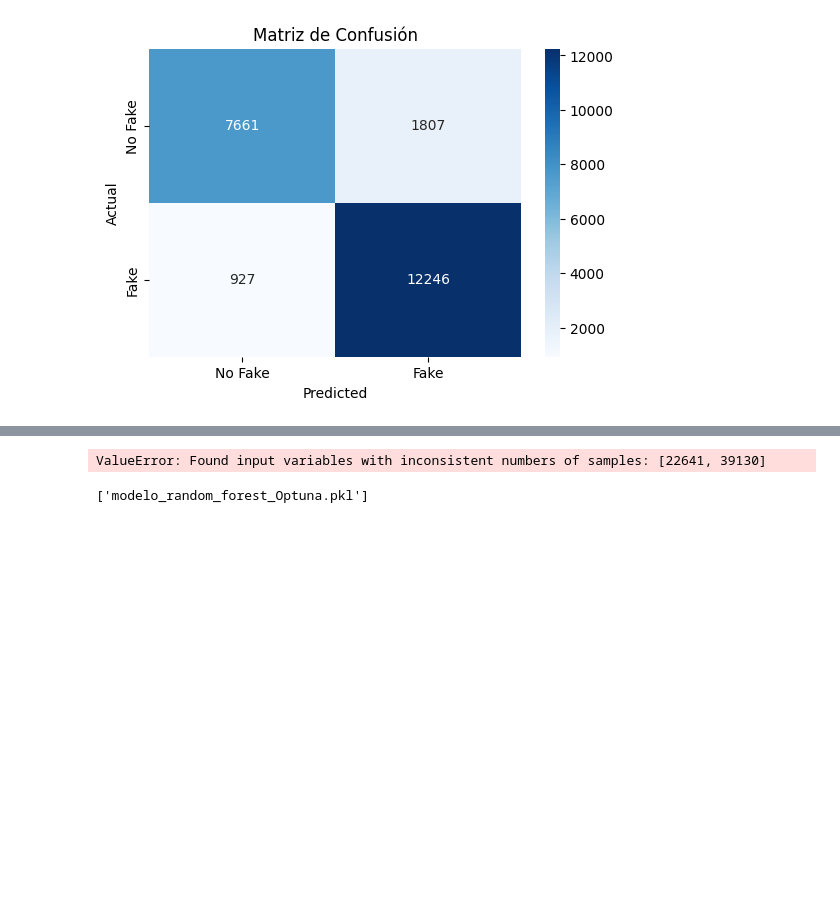
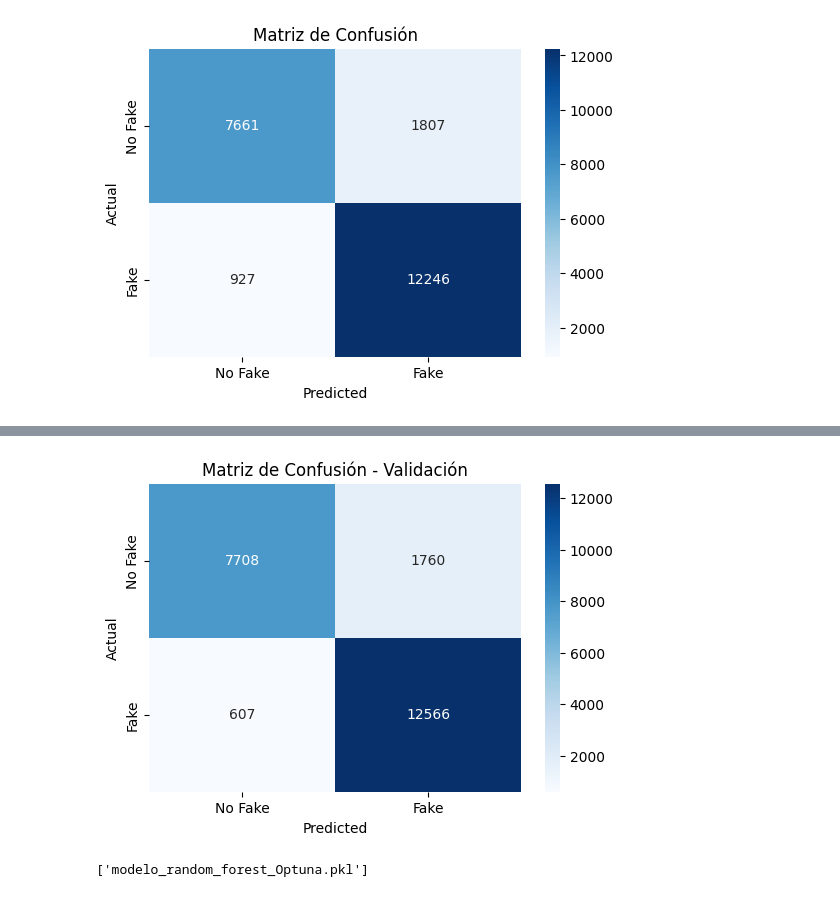
Before and after one commit to cflorido/Text-Analytics-Tool, a Jupyter notebook: NataliaCode.ipynb, the cells around one changed output, grey strips where cells are left out. Cells and saved outputs as stored; diff of their text form; code cells hidden in the pictures; blank space fills up the shorter version.

```diff
--- a/NataliaCode.ipynb
+++ b/NataliaCode.ipynb
@@ -1188,16 +1219,15 @@ KeyboardInterrupt:
 # %%
-import matplotlib.pyplot as plt
-from sklearn.metrics import accuracy_score, precision_score, recall_score, f1_score, fbeta_score, r2_score, confusion_matrix
-import seaborn as sns
-# Matriz de confusión
-conf_matrix = confusion_matrix(y_test, y_pred)
+
+conf_matrix_val = confusion_matrix(Y_validation, y_pred_validation)
+
 plt.figure(figsize=(6, 4))
-sns.heatmap(conf_matrix, annot=True, fmt='d', cmap='Blues', xticklabels=['No Fake', 'Fake'], yticklabels=['No Fake', 'Fake'])
+sns.heatmap(conf_matrix_val, annot=True, fmt='d', cmap='Blues',
+            xticklabels=['No Fake', 'Fake'], yticklabels=['No Fake', 'Fake'])
 plt.xlabel('Predicted')
 plt.ylabel('Actual')
-plt.title('Matriz de Confusión')
+plt.title('Matriz de Confusión - Validación')
 plt.show()
 # %% [output]
-ValueError: Found input variables with inconsistent numbers of samples: [22641, 39130]
+[figure, added]
 # %%
 # Guardar el modelo entrenado
```
Also changed, not shown: parts of 5 cells of this notebook.
